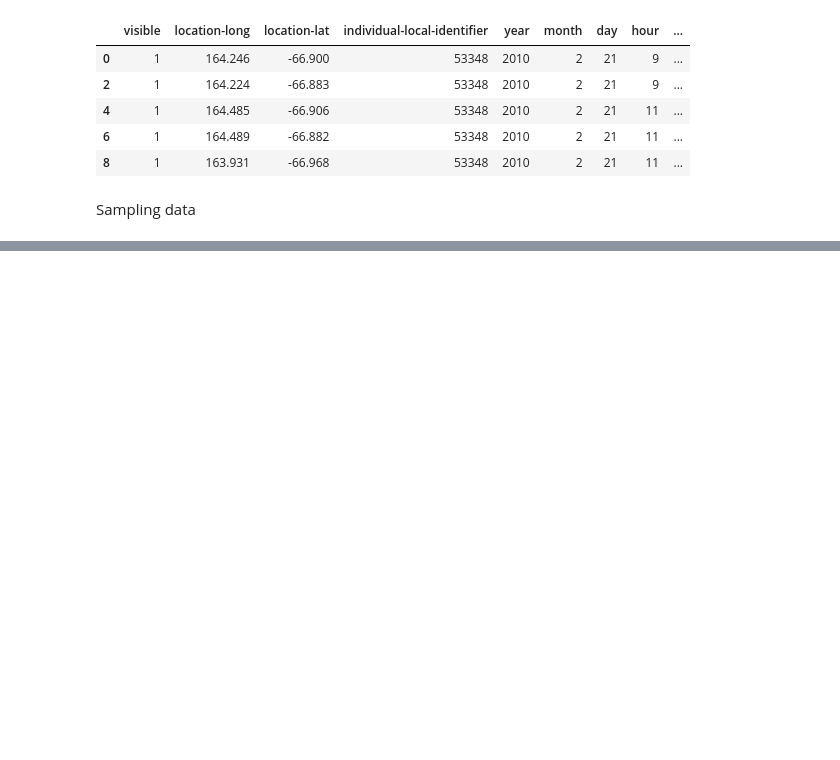
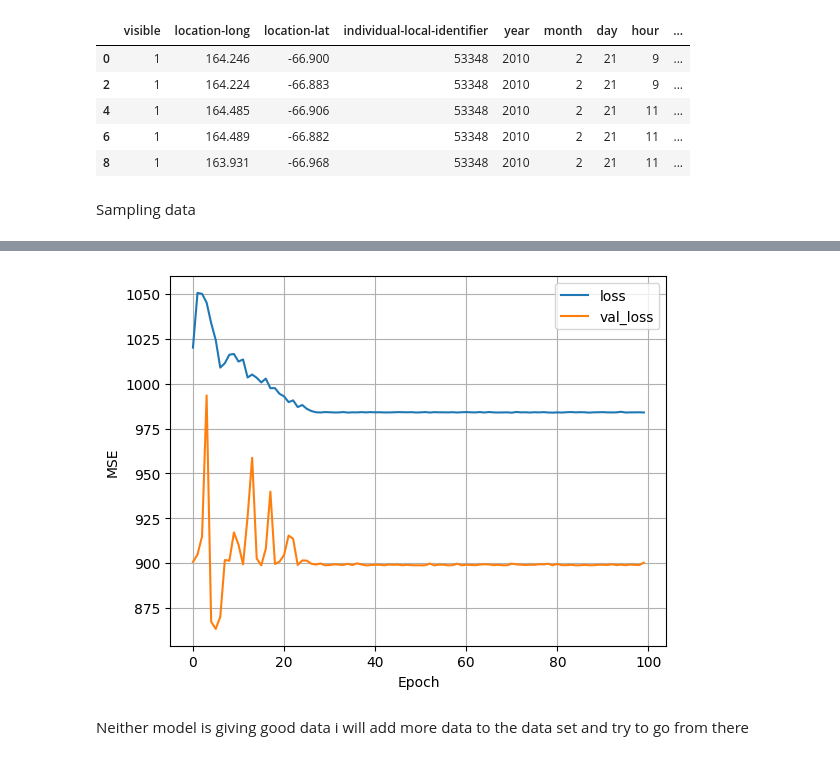
Before and after one commit to CallumRobertson-Cox/humpback-whale-migration, a Jupyter notebook: whale_migration.ipynb, the cells around one changed output, grey strips where cells are left out. Drawn from its saved outputs; the diff is of its cells as text; code cells hidden in the pictures; blank space fills up the shorter version.

```diff
--- a/whale_migration.ipynb
+++ b/whale_migration.ipynb
@@ -230,0 +258,16 @@ ValueError: all the input array dimensions except for the concatenation axis mus
+# %%
+nn = nn = tf.keras.Sequential([
+    tf.keras.layers.Dense(64, activation = 'relu'),
+    tf.keras.layers.Dropout(0.3),
+    tf.keras.layers.Dense(64, activation = 'relu'),
+    tf.keras.layers.Dropout(0.3),
+    tf.keras.layers.Dense(2, activation = 'linear')
+])
+# %%
+nn.compile(optimizer=tf.keras.optimizers.Adam(learning_rate=0.1), loss='mean_squared_error')
+# %%
+history = nn.fit(
+    X_train, y_train,
+    epochs = 100,
+    validation_data = (X_valid, y_valid)
+)
@@ -230,0 +292,6 @@ ValueError: all the input array dimensions except for the concatenation axis mus
+# %%
+plot_loss(history)
+# %% [output]
+[figure, added]
+# %% [markdown]
+Neither model is giving good data i will add more data to the data set and try to go from there
```
Also changed, not shown: parts of 9 cells of this notebook.
